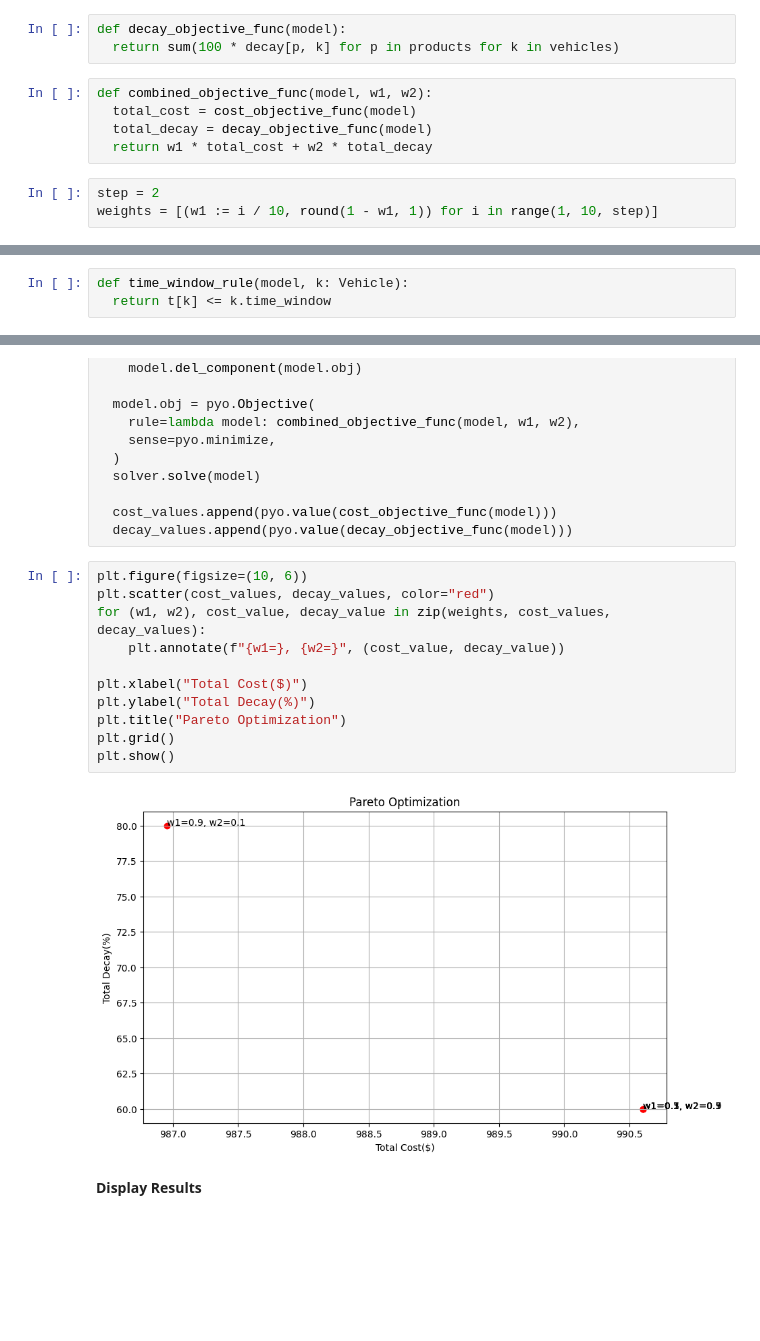
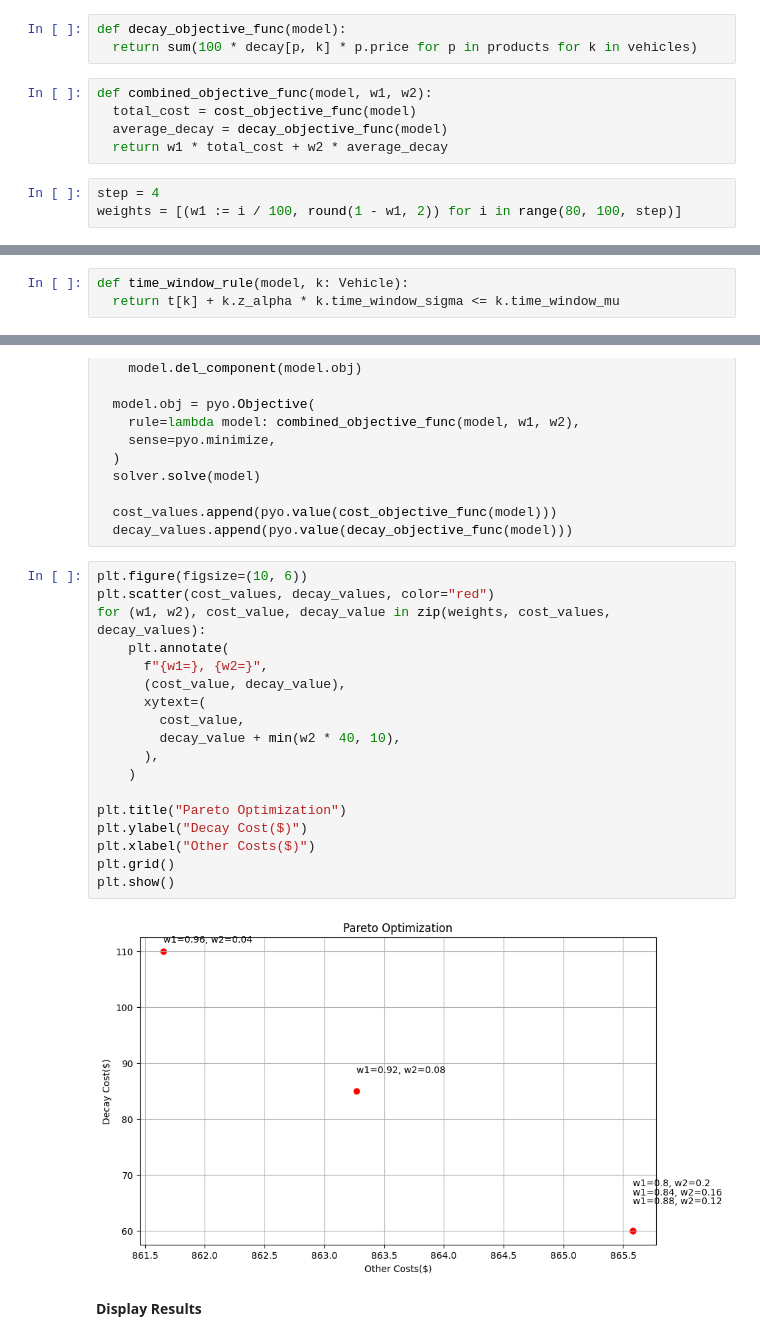
Before and after one commit to SepehrBazyar/QDVRP, a Jupyter notebook: Quality_Driven_Vehicle_Routing_Problem.ipynb, the cells around one changed output, grey strips where cells are left out. Cells and saved outputs as stored; diff of their text form; blank space fills up the shorter version.

Commit message:
feat: cast decay value to cost by multiple in a price number

```diff
--- a/Quality_Driven_Vehicle_Routing_Problem.ipynb
+++ b/Quality_Driven_Vehicle_Routing_Problem.ipynb
@@ -219,15 +228,15 @@ def cost_objective_func(model):
   return distance_cost + salary_cost + cooling_cost
 # %%
 def decay_objective_func(model):
-  return sum(100 * decay[p, k] for p in products for k in vehicles)
+  return sum(100 * decay[p, k] * p.price for p in products for k in vehicles)
 # %%
 def combined_objective_func(model, w1, w2):
   total_cost = cost_objective_func(model)
-  total_decay = decay_objective_func(model)
-  return w1 * total_cost + w2 * total_decay
+  average_decay = decay_objective_func(model)
+  return w1 * total_cost + w2 * average_decay
 # %%
-step = 2
-weights = [(w1 := i / 10, round(1 - w1, 1)) for i in range(1, 10, step)]
+step = 4
+weights = [(w1 := i / 100, round(1 - w1, 2)) for i in range(80, 100, step)]
 # %% [markdown]
 **Constraints**
 # %% [markdown]
@@ -296,7 +305,7 @@ model.quality_maintaining = pyo.Constraint(products, vehicles, rule=quality_main
 Time Window
 # %%
 def time_window_rule(model, k: Vehicle):
-  return t[k] <= k.time_window
+  return t[k] + k.z_alpha * k.time_window_sigma <= k.time_window_mu
 # %%
 model.time_window = pyo.Constraint(vehicles, rule=time_window_rule)
 # %% [markdown]
@@ -337,16 +346,23 @@ for w1, w2 in weights:
 # %%
 plt.figure(figsize=(10, 6))
 plt.scatter(cost_values, decay_values, color="red")
 for (w1, w2), cost_value, decay_value in zip(weights, cost_values, decay_values):
-    plt.annotate(f"{w1=}, {w2=}", (cost_value, decay_value))
+    plt.annotate(
+      f"{w1=}, {w2=}",
+      (cost_value, decay_value),
+      xytext=(
+        cost_value,
+        decay_value + min(w2 * 40, 10),
+      ),
+    )
 
-plt.xlabel("Total Cost($)")
-plt.ylabel("Total Decay(%)")
 plt.title("Pareto Optimization")
+plt.ylabel("Decay Cost($)")
+plt.xlabel("Other Costs($)")
 plt.grid()
 plt.show()
 # %% [output]
-[figure, old version]
+[figure, new version]
 # %% [markdown]
 **Display Results**
 # %%
```
Also changed, not shown: parts of 9 cells of this notebook.
